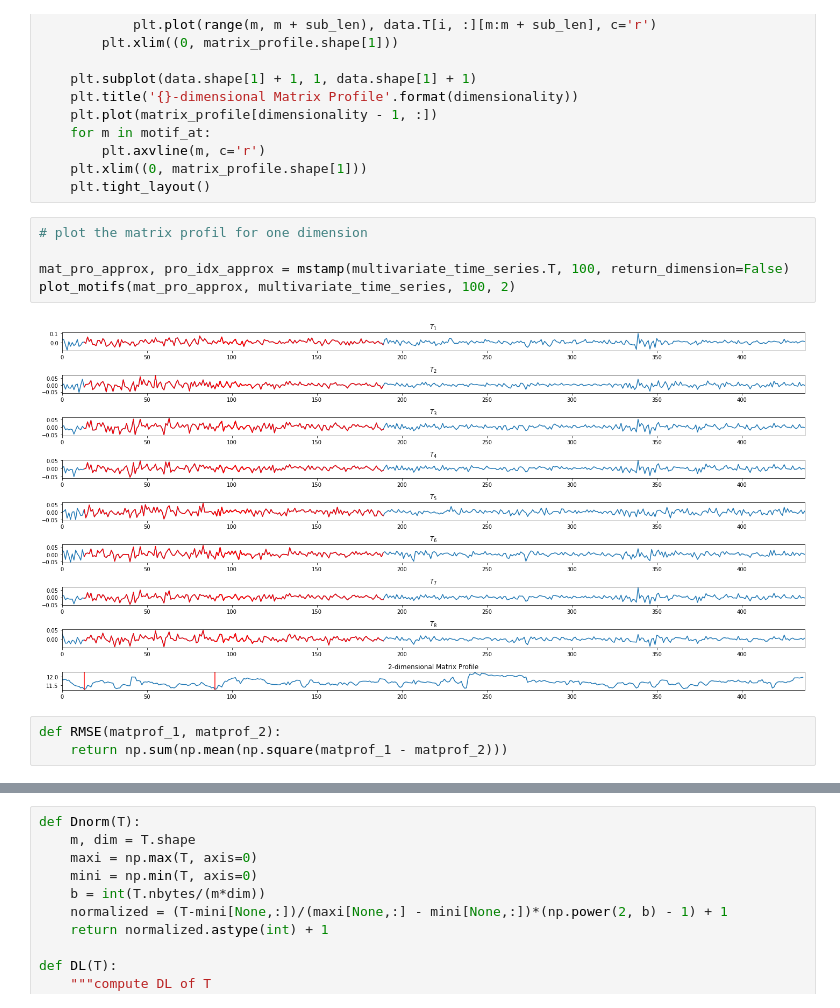
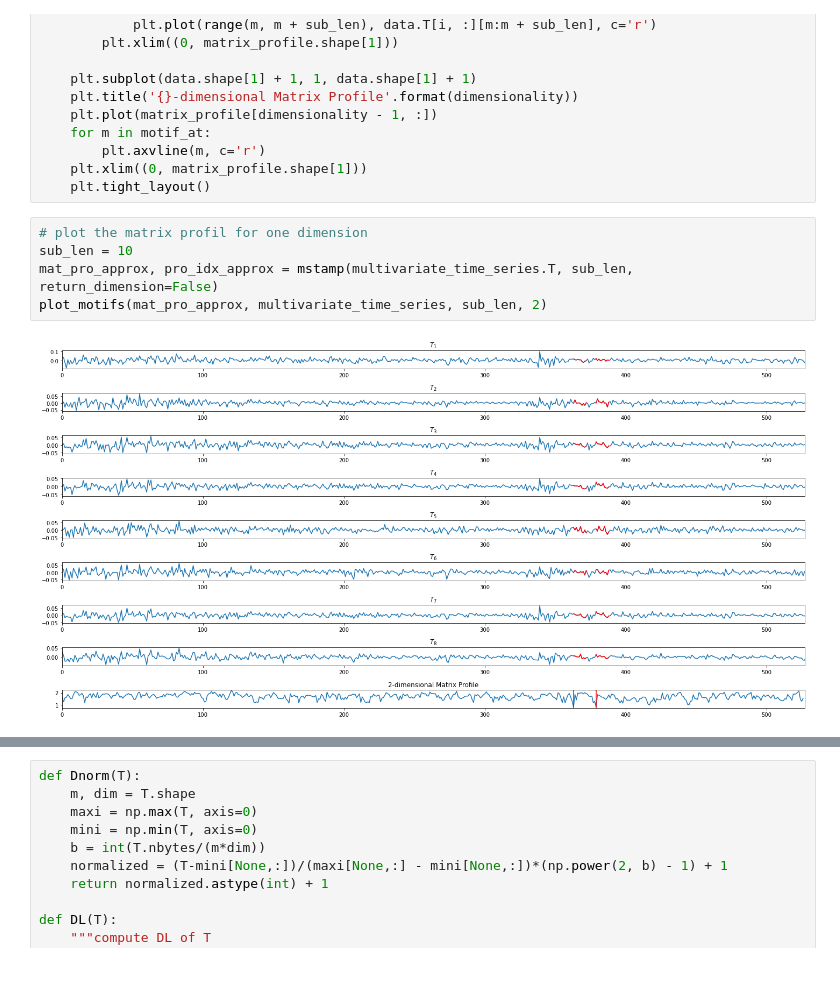
Before and after one commit to adriencances/TimeSeriesProject, a Jupyter notebook: mstamp/Untitled.ipynb, the cells around one changed output, grey strips where cells are left out. Cells and saved outputs as stored; diff of their text form; blank space fills up the shorter version.

Commit message:
modif notebook, main.py et ajout de mstamp_RMSEs.py

```diff
--- a/mstamp/Untitled.ipynb
+++ b/mstamp/Untitled.ipynb
@@ -53,11 +55,8 @@ def plot_motifs(matrix_profile, data, sub_len, dimensionality=None):
     plt.tight_layout()
 # %%
 # plot the matrix profil for one dimension
-
-mat_pro_approx, pro_idx_approx = mstamp(multivariate_time_series.T, 100, return_dimension=False)
-plot_motifs(mat_pro_approx, multivariate_time_series, 100, 2)
+sub_len = 10
+mat_pro_approx, pro_idx_approx = mstamp(multivariate_time_series.T, sub_len, return_dimension=False)
+plot_motifs(mat_pro_approx, multivariate_time_series, sub_len, 2)
 # %% [output]
-[figure, old version]
+[figure, new version]
-# %%
-def RMSE(matprof_1, matprof_2):
-    return np.sum(np.mean(np.square(matprof_1 - matprof_2)))
```
Also changed, not shown: parts of 8 cells of this notebook, 4 other files.
